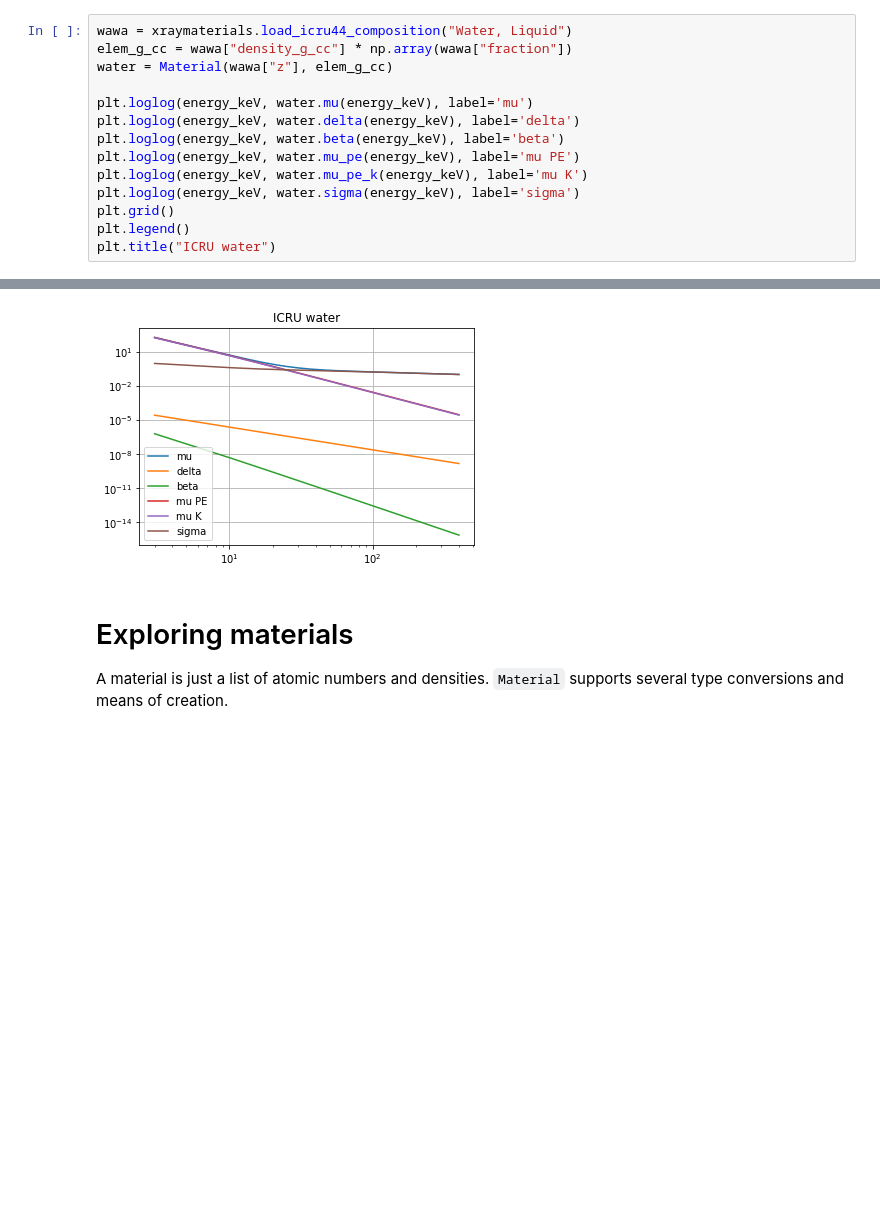
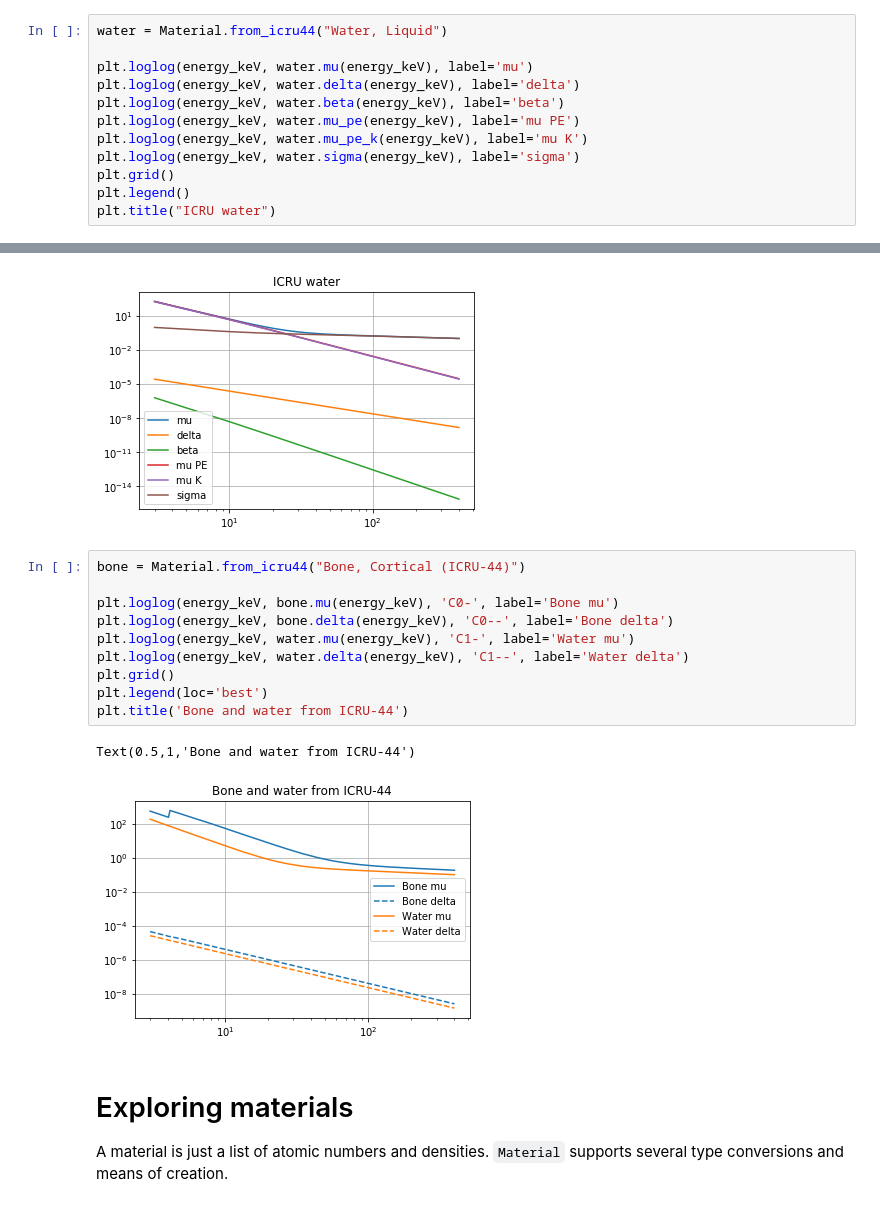
Before and after one commit to HesselinkGroup/xraymaterials, a Jupyter notebook: Example.ipynb, the cells around one changed output, grey strips where cells are left out. Drawn from its saved outputs; the diff is of its cells as text; blank space fills up the shorter version.

Commit message:
little refactoring; implemented Material.from_icru44

```diff
--- a/Example.ipynb
+++ b/Example.ipynb
@@ -45,9 +45,7 @@ plt.title("Optical properties of water")
 Text(0.5,1,'Optical properties of water')
 [figure]
 # %%
-wawa = xraymaterials.load_icru44_composition("Water, Liquid")
-elem_g_cc = wawa["density_g_cc"] * np.array(wawa["fraction"])
-water = Material(wawa["z"], elem_g_cc)
+water = Material.from_icru44("Water, Liquid")
 
 plt.loglog(energy_keV, water.mu(energy_keV), label='mu')
 plt.loglog(energy_keV, water.delta(energy_keV), label='delta')
@@ -61,6 +59,19 @@ plt.title("ICRU water")
 # %% [output]
 Text(0.5,1,'ICRU water')
 [figure]
+# %%
+bone = Material.from_icru44("Bone, Cortical (ICRU-44)")
+
+plt.loglog(energy_keV, bone.mu(energy_keV), 'C0-', label='Bone mu')
+plt.loglog(energy_keV, bone.delta(energy_keV), 'C0--', label='Bone delta')
+plt.loglog(energy_keV, water.mu(energy_keV), 'C1-', label='Water mu')
+plt.loglog(energy_keV, water.delta(energy_keV), 'C1--', label='Water delta')
+plt.grid()
+plt.legend(loc='best')
+plt.title('Bone and water from ICRU-44')
+# %% [output]
+Text(0.5,1,'Bone and water from ICRU-44')
+[figure, added]
 # %% [markdown]
 # Exploring materials
 
```
Also changed, not shown: parts of 8 cells of this notebook, 4 other files.
